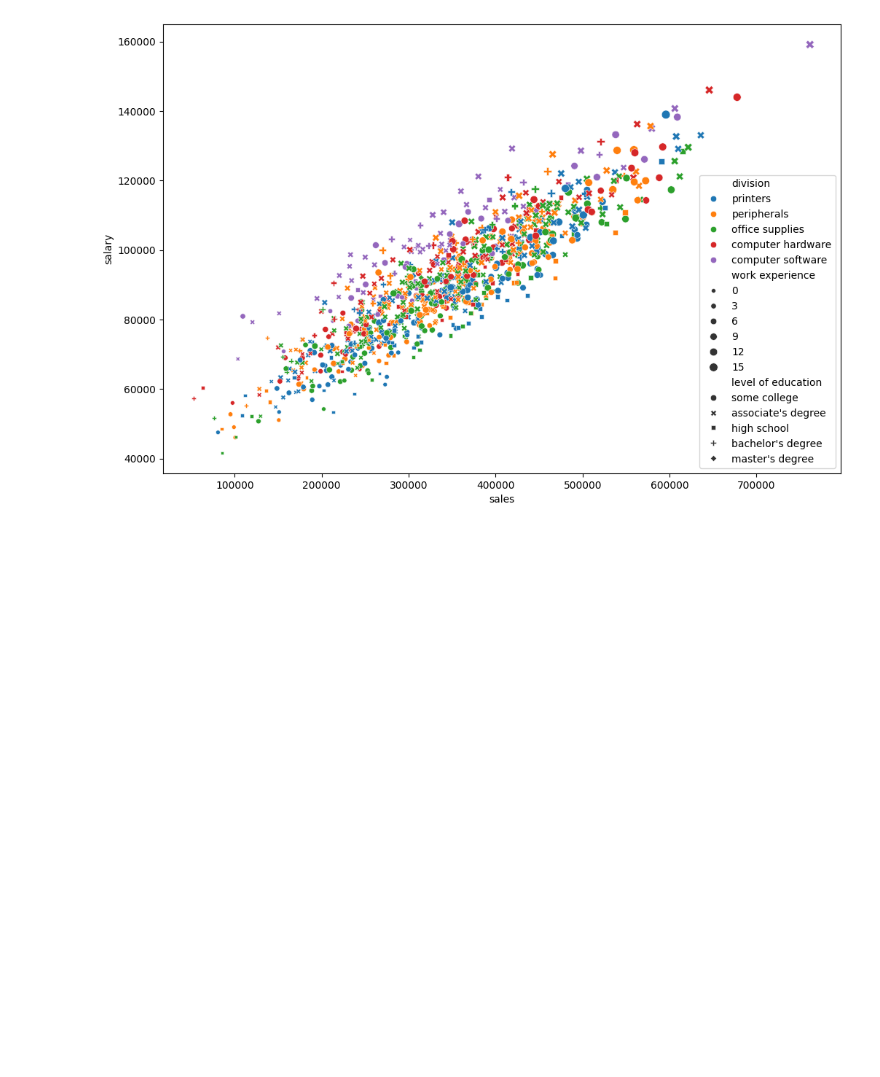
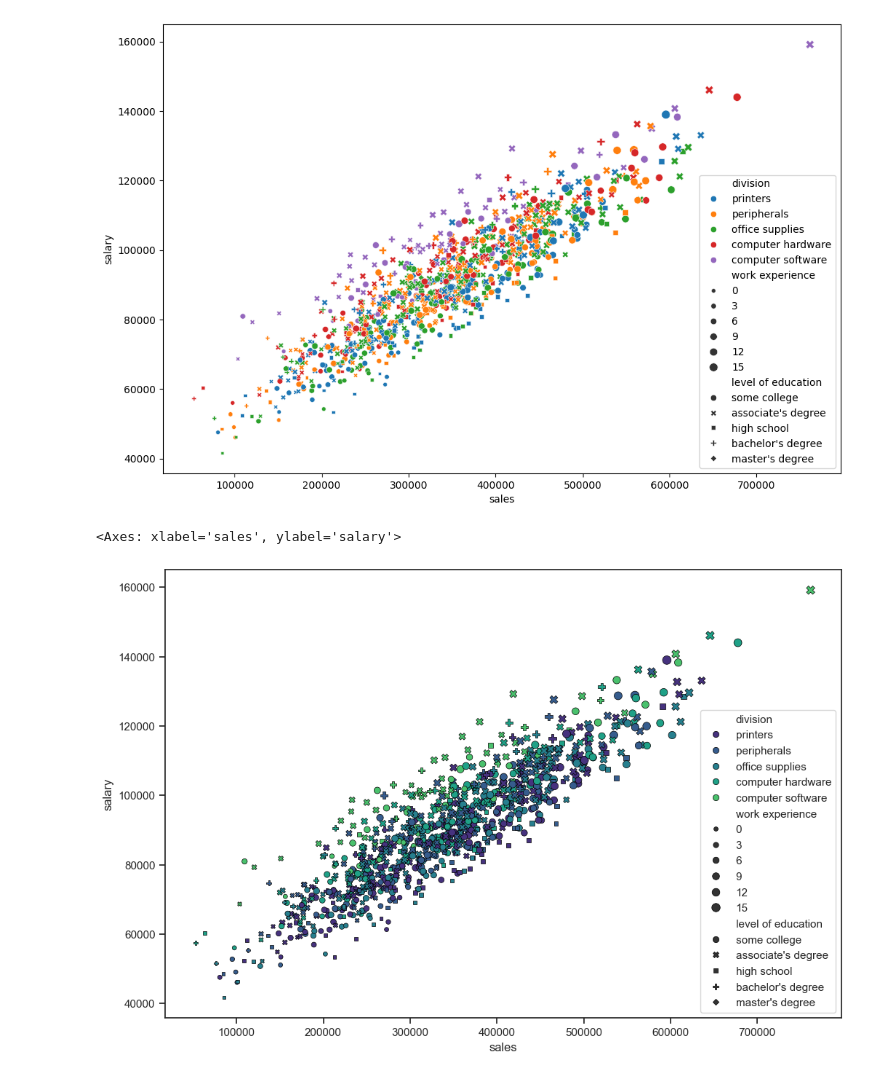
Before and after one commit to TanjiEvan/Python, a Jupyter notebook: Matplotlib&Seaborn/Basic_seaborn.ipynb, the cells around one changed output. Cells and saved outputs as stored; diff of their text form; code cells hidden in the pictures; blank space fills up the shorter version.

```diff
--- a/Matplotlib&Seaborn/Basic_seaborn.ipynb
+++ b/Matplotlib&Seaborn/Basic_seaborn.ipynb
@@ -71,3 +71,14 @@ sns.scatterplot(df,x="sales",y="salary", hue="division",
                 style="level of education");
 # %% [output]
 [figure]
+# %%
+sns.set_theme(style="ticks",palette="viridis")
+# %%
+plt.figure(figsize=(12,8))
+sns.scatterplot(data=df, x="sales", y="salary", hue="division",
+                size="work experience",
+                style="level of education",
+                edgecolor='black', linewidth=0.5)
+# %% [output]
+<Axes: xlabel='sales', ylabel='salary'>
+[figure, added]
```
Also changed, not shown: parts of 30 cells of this notebook.
